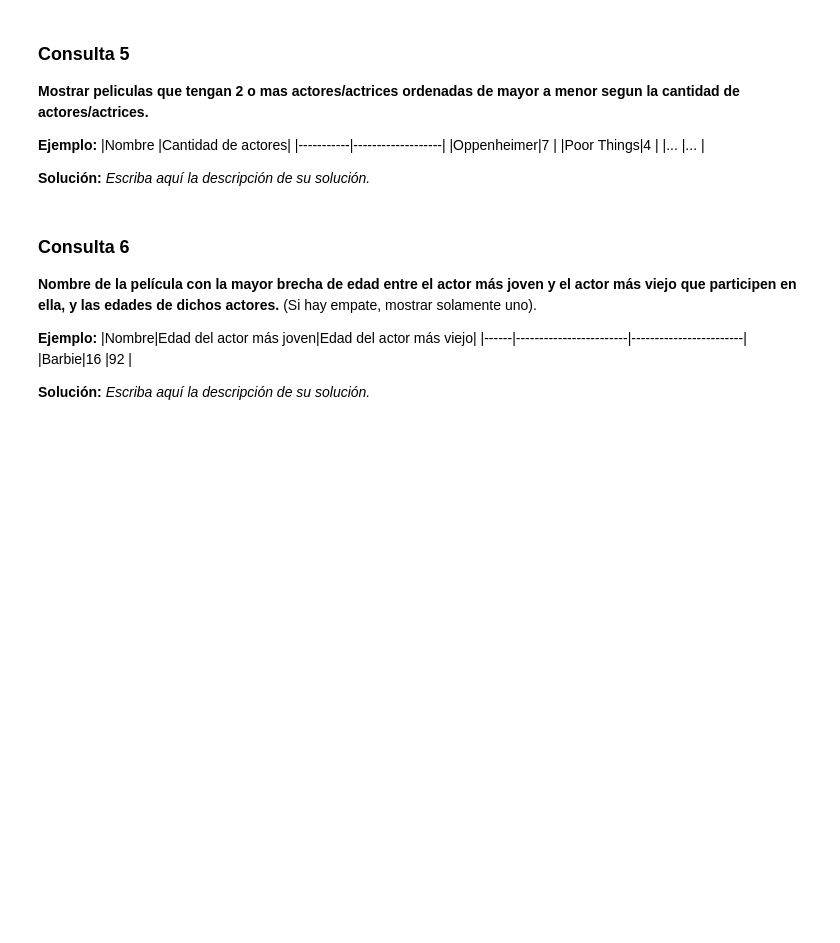
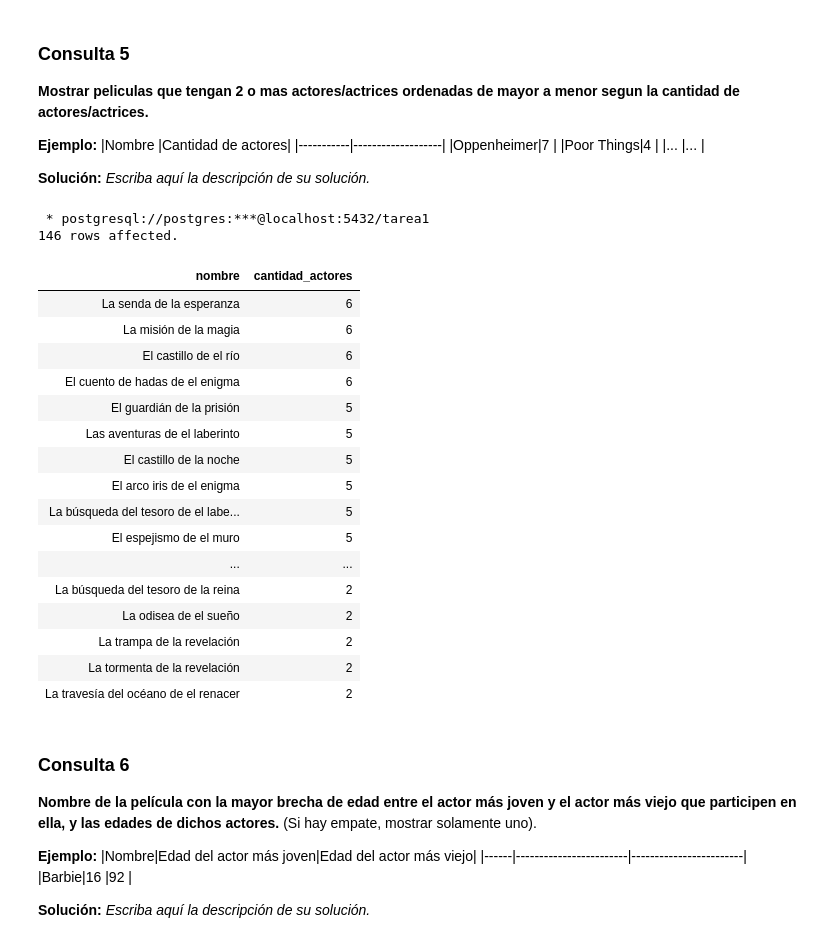
Before and after one commit to USM-Wolffe/Tarea-1-Base-de-datos, a Jupyter notebook: Tarea_1.ipynb, the cells around one changed output. Cells and saved outputs as stored; diff of their text form; code cells hidden in the pictures; blank space fills up the shorter version.

```diff
--- a/Tarea_1.ipynb
+++ b/Tarea_1.ipynb
@@ -410,3 +462,31 @@ Escriba aquí las consultas pedidas. Recuerde agregar una descripción _breve_ d
+# %%
+%%sql
+SELECT pelicula.nombre, COUNT(actor_participa_en_pelicula.id_actor) AS cantidad_actores
+FROM pelicula
+JOIN actor_participa_en_pelicula ON pelicula.id_pelicula = actor_participa_en_pelicula.id_pelicula
+GROUP BY pelicula.id_pelicula, pelicula.nombre
+HAVING COUNT(actor_participa_en_pelicula.id_actor) >= 2
+ORDER BY cantidad_actores DESC;
+# %% [output]
+ * postgresql://postgres:***@localhost:5432/tarea1
+146 rows affected.
+| nombre | cantidad_actores |
+| La senda de la esperanza | 6 |
+| La misión de la magia | 6 |
+| El castillo de el río | 6 |
+| El cuento de hadas de el enigma | 6 |
+| El guardián de la prisión | 5 |
+| Las aventuras de el laberinto | 5 |
+| El castillo de la noche | 5 |
+| El arco iris de el enigma | 5 |
+| La búsqueda del tesoro de el labe... | 5 |
+| El espejismo de el muro | 5 |
+| ... | ... |
+| La búsqueda del tesoro de la reina | 2 |
+| La odisea de el sueño | 2 |
+| La trampa de la revelación | 2 |
+| La tormenta de la revelación | 2 |
+| La travesía del océano de el renacer | 2 |
 # %% [markdown]
 ### Consulta 6
 **Nombre de la película con la mayor brecha de edad entre el actor más joven y el actor más viejo que participen en ella, y las edades de dichos actores.** (Si hay empate, mostrar solamente uno).
```
Also changed, not shown: parts of 19 cells of this notebook.
